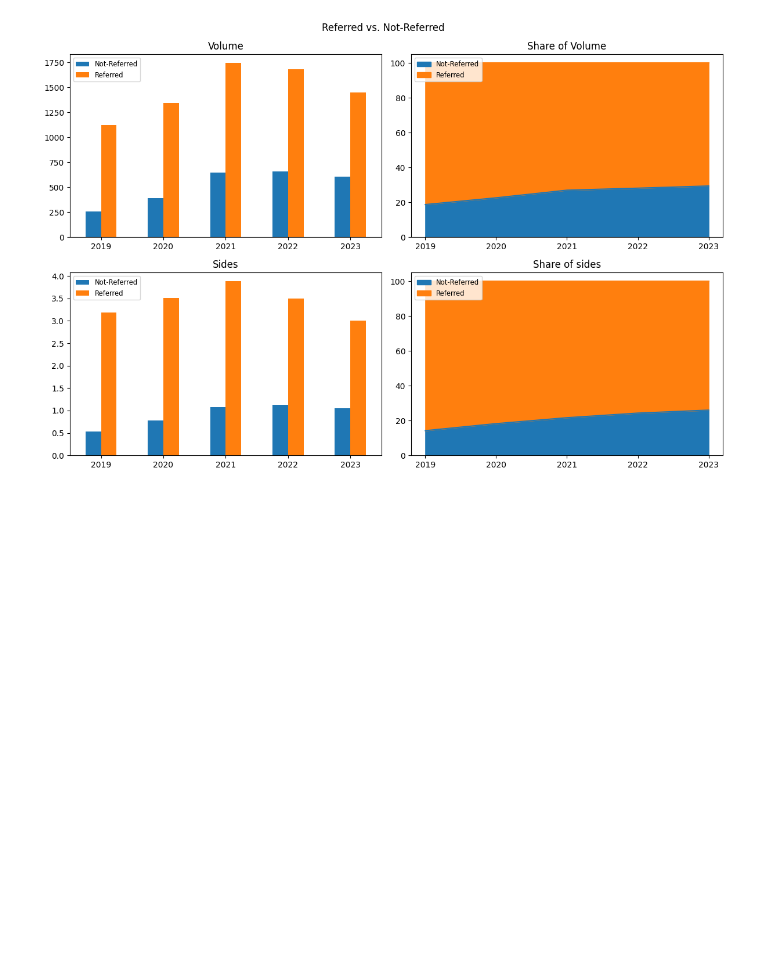
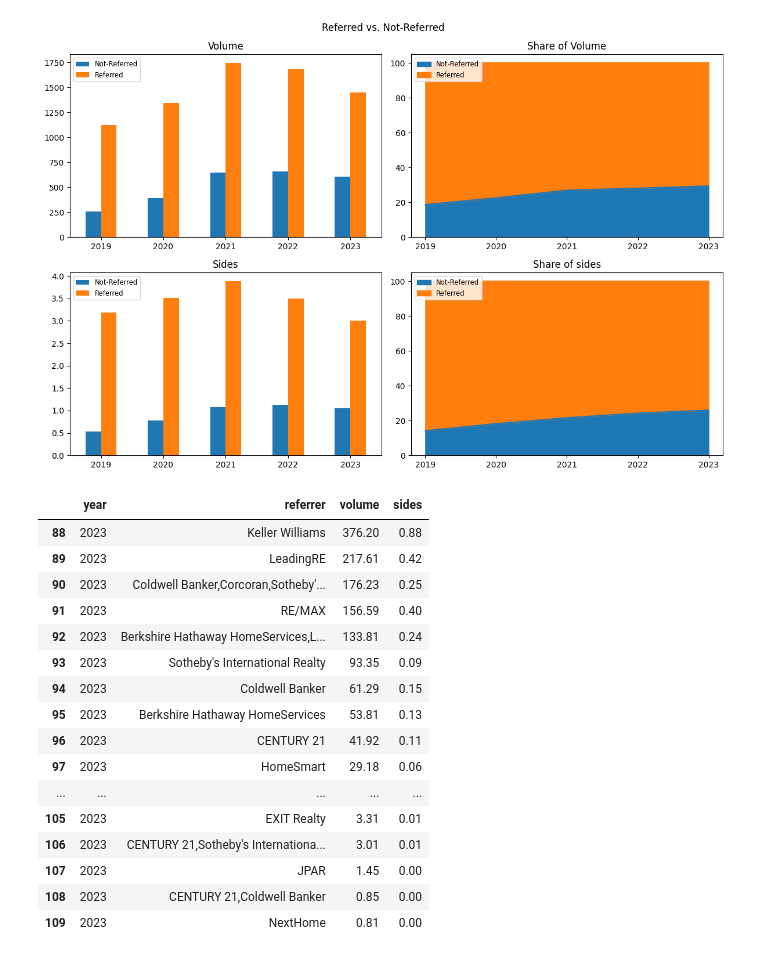
Before and after one commit to altos-research/housingwire-rt, a Jupyter notebook: EDA.ipynb, the cells around one changed output. Saved outputs shown, nothing was run; the diff lists cells and outputs as text; code cells hidden in the pictures; blank space fills up the shorter version.

```diff
--- a/EDA.ipynb
+++ b/EDA.ipynb
@@ -266,3 +266,26 @@ byReferrer.plot(kind='area', stacked=True, xticks=list(range(2019, 2024)), xlabe
 plt.show()
 # %% [output]
 [figure]
+# %%
+referred = df.loc[df.referrer!='Independent/Other', ['year','referrer', 'volume', 'sides']].groupby(['year', 'referrer']).sum().sort_values(by=['year', 'volume'], ascending=[True, False])
+referred.reset_index(inplace=True)
+# %%
+referred.loc[referred.year==2023]
+# %% [output]
+|  | year | referrer | volume | sides |
+| 88 | 2023 | Keller Williams | 376.20 | 0.88 |
+| 89 | 2023 | LeadingRE | 217.61 | 0.42 |
+| 90 | 2023 | Coldwell Banker,Corcoran,Sotheby'... | 176.23 | 0.25 |
+| 91 | 2023 | RE/MAX | 156.59 | 0.40 |
+| 92 | 2023 | Berkshire Hathaway HomeServices,L... | 133.81 | 0.24 |
+| 93 | 2023 | Sotheby's International Realty | 93.35 | 0.09 |
+| 94 | 2023 | Coldwell Banker | 61.29 | 0.15 |
+| 95 | 2023 | Berkshire Hathaway HomeServices | 53.81 | 0.13 |
+| 96 | 2023 | CENTURY 21 | 41.92 | 0.11 |
+| 97 | 2023 | HomeSmart | 29.18 | 0.06 |
+| ... | ... | ... | ... | ... |
+| 105 | 2023 | EXIT Realty | 3.31 | 0.01 |
+| 106 | 2023 | CENTURY 21,Sotheby's Internationa... | 3.01 | 0.01 |
+| 107 | 2023 | JPAR | 1.45 | 0.00 |
+| 108 | 2023 | CENTURY 21,Coldwell Banker | 0.85 | 0.00 |
+| 109 | 2023 | NextHome | 0.81 | 0.00 |
```
Also changed, not shown: parts of 3 cells of this notebook.
